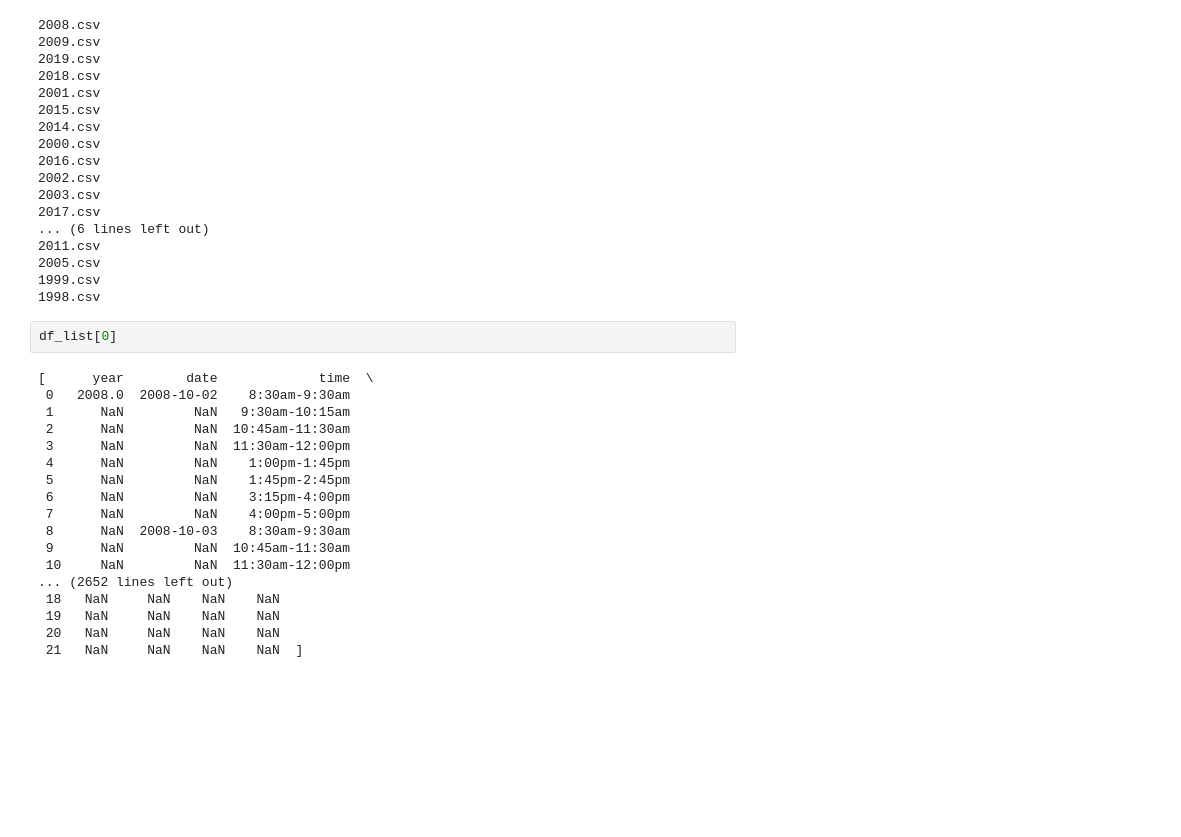
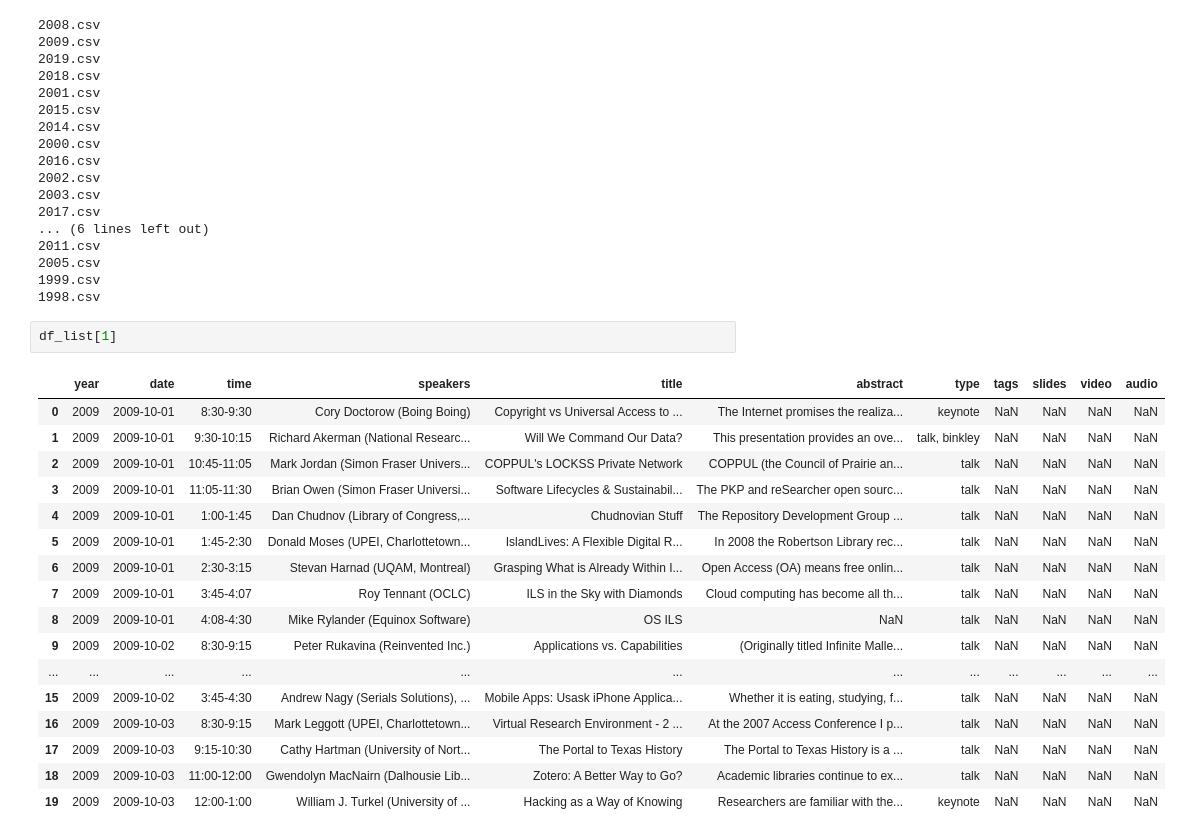
Before and after one commit to AccessLibCon/text_analysis, a Jupyter notebook: Access Talk Text Analysis.ipynb, the cells around one changed output. Saved outputs shown, nothing was run; the diff lists cells and outputs as text; blank space fills up the shorter version.

```diff
--- a/Access Talk Text Analysis.ipynb
+++ b/Access Talk Text Analysis.ipynb
@@ -44,22 +44,22 @@ for f in os.listdir(os.curdir):
 1999.csv
 1998.csv
 # %%
-df_list[0]
+df_list[1]
 # %% [output]
-[      year        date             time  \
- 0   2008.0  2008-10-02    8:30am-9:30am
- 1      NaN         NaN   9:30am-10:15am
- 2      NaN         NaN  10:45am-11:30am
- 3      NaN         NaN  11:30am-12:00pm
- 4      NaN         NaN    1:00pm-1:45pm
- 5      NaN         NaN    1:45pm-2:45pm
- 6      NaN         NaN    3:15pm-4:00pm
- 7      NaN         NaN    4:00pm-5:00pm
- 8      NaN  2008-10-03    8:30am-9:30am
- 9      NaN         NaN  10:45am-11:30am
- 10     NaN         NaN  11:30am-12:00pm
-... (2652 lines left out)
- 18   NaN     NaN    NaN    NaN
- 19   NaN     NaN    NaN    NaN
- 20   NaN     NaN    NaN    NaN
- 21   NaN     NaN    NaN    NaN  ]
+|  | year | date | time | speakers | title | abstract | type | tags | slides | video | audio |
+| 0 | 2009 | 2009-10-01 | 8:30-9:30 | Cory Doctorow (Boing Boing) | Copyright vs Universal Access to ... | The Internet promises the realiza... | keynote | NaN | NaN | NaN | NaN |
+| 1 | 2009 | 2009-10-01 | 9:30-10:15 | Richard Akerman (National Researc... | Will We Command Our Data? | This presentation provides an ove... | talk, binkley | NaN | NaN | NaN | NaN |
+| 2 | 2009 | 2009-10-01 | 10:45-11:05 | Mark Jordan (Simon Fraser Univers... | COPPUL's LOCKSS Private Network | COPPUL (the Council of Prairie an... | talk | NaN | NaN | NaN | NaN |
+| 3 | 2009 | 2009-10-01 | 11:05-11:30 | Brian Owen (Simon Fraser Universi... | Software Lifecycles & Sustainabil... | The PKP and reSearcher open sourc... | talk | NaN | NaN | NaN | NaN |
+| 4 | 2009 | 2009-10-01 | 1:00-1:45 | Dan Chudnov (Library of Congress,... | Chudnovian Stuff | The Repository Development Group ... | talk | NaN | NaN | NaN | NaN |
+| 5 | 2009 | 2009-10-01 | 1:45-2:30 | Donald Moses (UPEI, Charlottetown... | IslandLives: A Flexible Digital R... | In 2008 the Robertson Library rec... | talk | NaN | NaN | NaN | NaN |
+| 6 | 2009 | 2009-10-01 | 2:30-3:15 | Stevan Harnad (UQAM, Montreal) | Grasping What is Already Within I... | Open Access (OA) means free onlin... | talk | NaN | NaN | NaN | NaN |
+| 7 | 2009 | 2009-10-01 | 3:45-4:07 | Roy Tennant (OCLC) | ILS in the Sky with Diamonds | Cloud computing has become all th... | talk | NaN | NaN | NaN | NaN |
+| 8 | 2009 | 2009-10-01 | 4:08-4:30 | Mike Rylander (Equinox Software) | OS ILS | NaN | talk | NaN | NaN | NaN | NaN |
+| 9 | 2009 | 2009-10-02 | 8:30-9:15 | Peter Rukavina (Reinvented Inc.) | Applications vs. Capabilities | (Originally titled Infinite Malle... | talk | NaN | NaN | NaN | NaN |
+| ... | ... | ... | ... | ... | ... | ... | ... | ... | ... | ... | ... |
+| 15 | 2009 | 2009-10-02 | 3:45-4:30 | Andrew Nagy (Serials Solutions), ... | Mobile Apps: Usask iPhone Applica... | Whether it is eating, studying, f... | talk | NaN | NaN | NaN | NaN |
+| 16 | 2009 | 2009-10-03 | 8:30-9:15 | Mark Leggott (UPEI, Charlottetown... | Virtual Research Environment - 2 ... | At the 2007 Access Conference I p... | talk | NaN | NaN | NaN | NaN |
+| 17 | 2009 | 2009-10-03 | 9:15-10:30 | Cathy Hartman (University of Nort... | The Portal to Texas History | The Portal to Texas History is a ... | talk | NaN | NaN | NaN | NaN |
+| 18 | 2009 | 2009-10-03 | 11:00-12:00 | Gwendolyn MacNairn (Dalhousie Lib... | Zotero: A Better Way to Go? | Academic libraries continue to ex... | talk | NaN | NaN | NaN | NaN |
+| 19 | 2009 | 2009-10-03 | 12:00-1:00 | William J. Turkel (University of ... | Hacking as a Way of Knowing | Researchers are familiar with the... | keynote | NaN | NaN | NaN | NaN |
```
Also changed, not shown: parts of 2 cells of this notebook.
